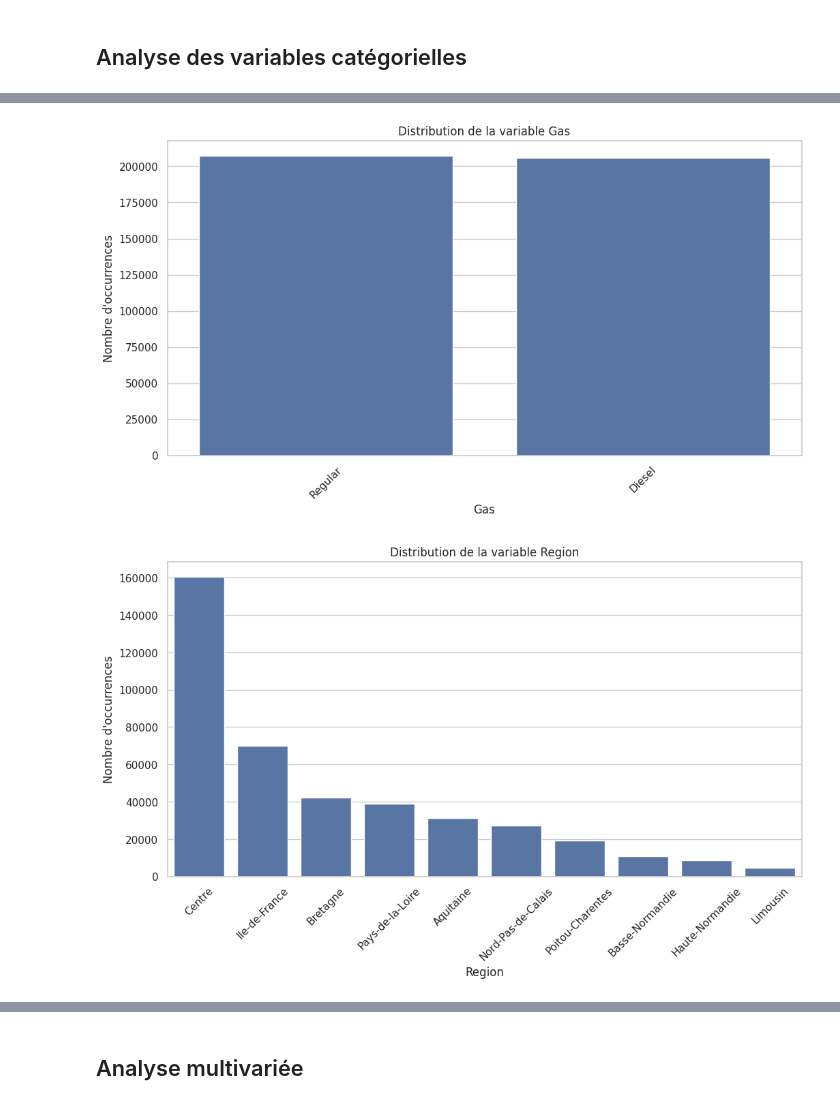
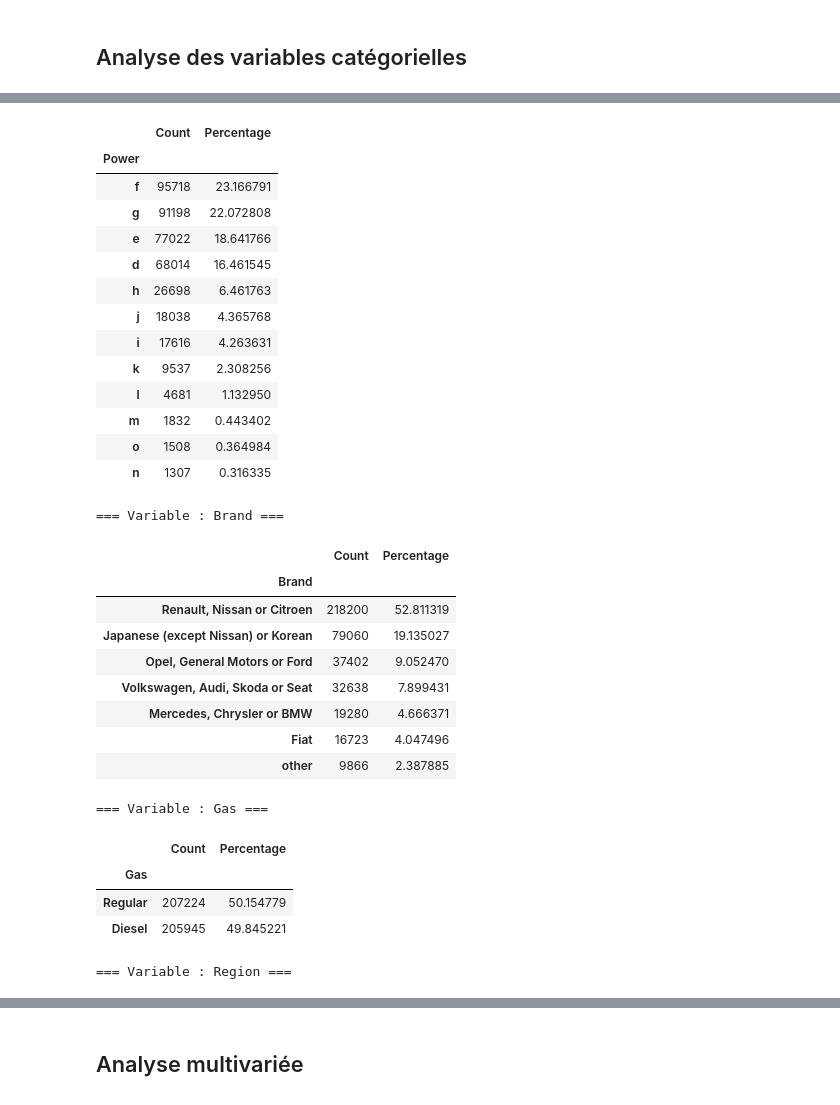
Before and after one commit to fadiblm/Projet-assurance-non-vie, a Jupyter notebook: visualisation.ipynb, the cells around one changed output, grey strips where cells are left out. Cells and saved outputs as stored; diff of their text form; code cells hidden in the pictures.

```diff
--- a/visualisation.ipynb
+++ b/visualisation.ipynb
@@ -332,8 +383,0 @@ plt.show()
-# %%
-cat_cols = freq.select_dtypes('object').columns
-for col in cat_cols:
-    plt.figure(figsize=(8,4))
-    freq[col].value_counts(normalize=True).plot(kind='bar')
-    plt.title(f"Répartition de {col}")
-    plt.ylabel("Fréquence (%)")
-    plt.show()
@@ -349,41 +384,16 @@ plt.show()
 # %% [markdown]
 ## Analyse des variables catégorielles
 # %%
-# Import des librairies
-import pandas as pd
-import matplotlib.pyplot as plt
-import seaborn as sns
 
-# Style des graphiques
-sns.set_theme(style="whitegrid")
-plt.rcParams["figure.figsize"] = (12, 6)
-
-# Supposons que ton dataframe s'appelle freMTPLfreq
-# freMTPLfreq = pd.read_csv("freMTPLfreq.csv")  # si besoin
-
-# -------------------------------
-# 1. Statistiques descriptives
-# -------------------------------
 cat_columns = ['Power', 'Brand', 'Gas', 'Region']
 
-# Compter les occurrences et les pourcentages
+
 for col in cat_columns:
     print(f"\n=== Variable : {col} ===")
     counts = freq[col].value_counts()
     percents = freq[col].value_counts(normalize=True) * 100
     stats = pd.concat([counts, percents], axis=1)
     stats.columns = ['Count', 'Percentage']
-    print(stats)
-
-# -------------------------------
-# 2. Visualisation des distributions
-# -------------------------------
-for col in cat_columns:
-    plt.figure()
-    sns.countplot(data=freq, x=col, order=freq[col].value_counts().index)
-    plt.title(f"Distribution de la variable {col}")
-    plt.xticks(rotation=45)
-    plt.ylabel("Nombre d'occurrences")
-    plt.show()
+    display(stats)
 # %% [output]
 === Variable : Power ===
@@ -408,2 +400,30 @@ Limousin              4567    1.105359
-[figure, removed]
-[figure, removed]
+|  | Count | Percentage |
+| Power |  |  |
+| f | 95718 | 23.166791 |
+| g | 91198 | 22.072808 |
+| e | 77022 | 18.641766 |
+| d | 68014 | 16.461545 |
+| h | 26698 | 6.461763 |
+| j | 18038 | 4.365768 |
+| i | 17616 | 4.263631 |
+| k | 9537 | 2.308256 |
+| l | 4681 | 1.132950 |
+| m | 1832 | 0.443402 |
+| o | 1508 | 0.364984 |
+| n | 1307 | 0.316335 |
+=== Variable : Brand ===
+|  | Count | Percentage |
+| Brand |  |  |
+| Renault, Nissan or Citroen | 218200 | 52.811319 |
+| Japanese (except Nissan) or Korean | 79060 | 19.135027 |
+| Opel, General Motors or Ford | 37402 | 9.052470 |
+| Volkswagen, Audi, Skoda or Seat | 32638 | 7.899431 |
+| Mercedes, Chrysler or BMW | 19280 | 4.666371 |
+| Fiat | 16723 | 4.047496 |
+| other | 9866 | 2.387885 |
+=== Variable : Gas ===
+|  | Count | Percentage |
+| Gas |  |  |
+| Regular | 207224 | 50.154779 |
+| Diesel | 205945 | 49.845221 |
+=== Variable : Region ===
```
Also changed, not shown: parts of 20 cells of this notebook.
